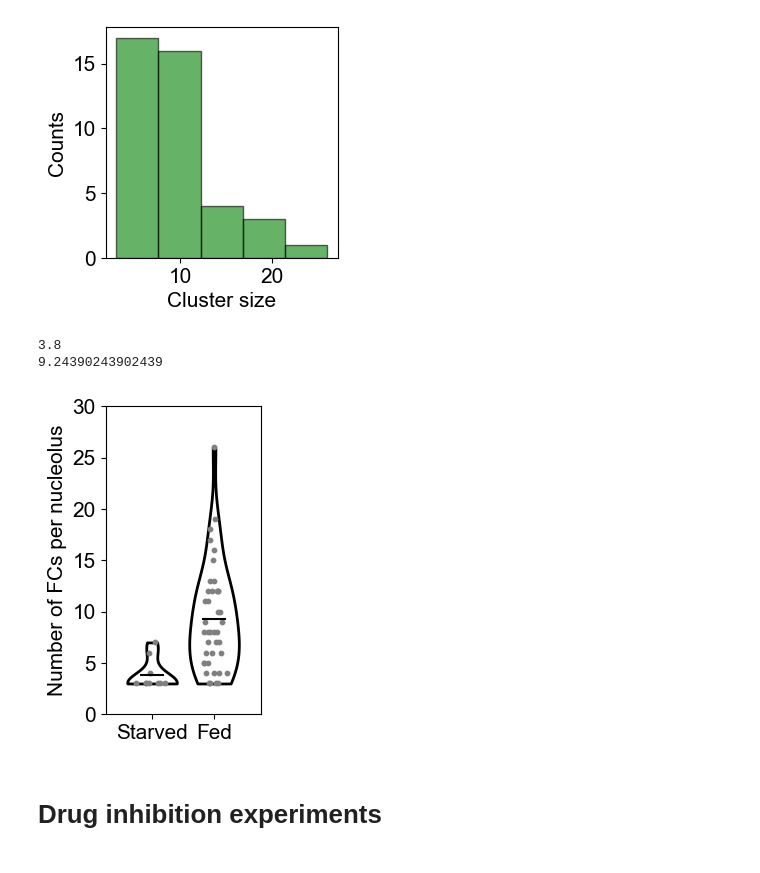
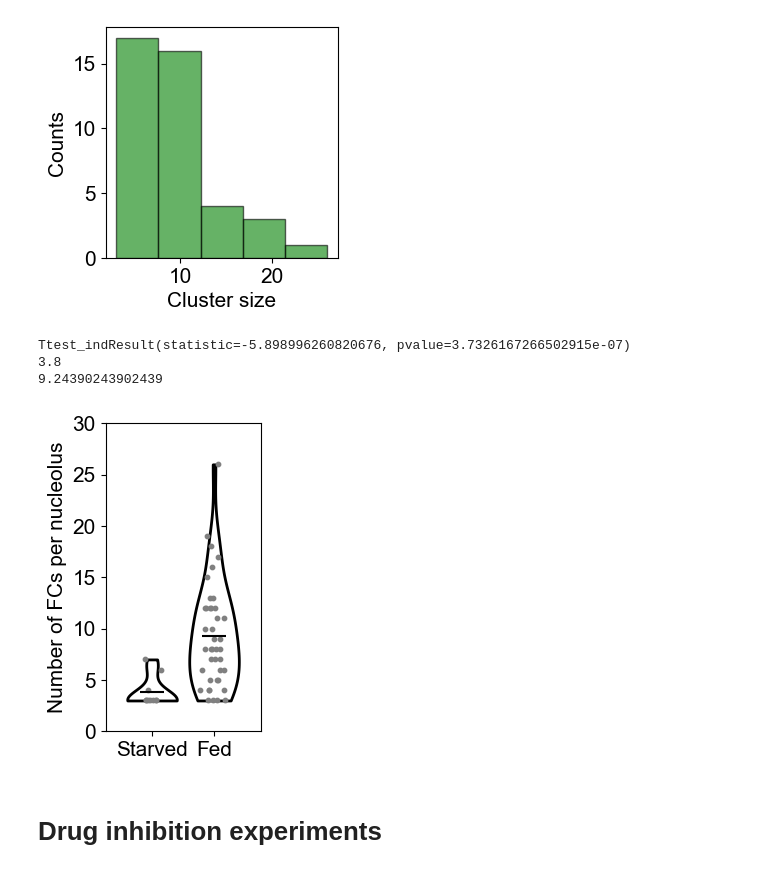
Before and after one commit to npradeep96/Nucleolus_arrested_coarsening, a Jupyter notebook: analysis/Microscopy_droplet_size_analysis/Drop_size_analysis.ipynb, the cells around one changed output. Drawn from its saved outputs; the diff is of its cells as text; code cells hidden in the pictures.

```diff
--- a/analysis/Microscopy_droplet_size_analysis/Drop_size_analysis.ipynb
+++ b/analysis/Microscopy_droplet_size_analysis/Drop_size_analysis.ipynb
@@ -1101,35 +1035,36 @@ for pc in parts['bodies']:
     pc.set_edgecolor('black')
     pc.set_alpha(1.0)
     pc.set_linewidth(2.0)
 
 # Plot the scatter plot of data
 for i in range(2):
     y = data[i]
     # Add some random "jitter" to the x-axis
     x = np.random.normal(i+1, 0.1, size=len(y))
     axs.scatter(x, y, color='grey', alpha=1.0, s=10.0)
 
 # Set the x labels for the plot
 def set_axis_style(ax, labels):
     ax.set_xticks(np.arange(1, len(labels) + 1), labels=labels)
     ax.set_xlim(0.25, len(labels) + 0.75)
 labels = ['Starved', 'Fed']
 set_axis_style(axs, labels)
 
 axs.set_ylabel(r'Number of FCs per nucleolus')
 axs.set_ylim([0, 30])
 
 plt.savefig('Figures_for_paper/Violin_droplet_number_fed_starved.svg', format='svg', dpi=600)
 plt.savefig('Figures_for_paper/Violin_droplet_number_fed_starved.pdf', format='pdf', dpi=600)
 
-ttest_ind(data[0], data[1], equal_var=False)
+print(ttest_ind(data[0], data[1], equal_var=False))
 
 print(np.mean(data[0]))
 print(np.mean(data[1]))
 # %% [output]
+Ttest_indResult(statistic=-5.898996260820676, pvalue=3.7326167266502915e-07)
 3.8
 9.24390243902439
-[figure, old version]
+[figure, new version]
 # %% [markdown]
 # Drug inhibition experiments
 # %%
```
Also changed, not shown: parts of 10 cells of this notebook, 58 other files.
